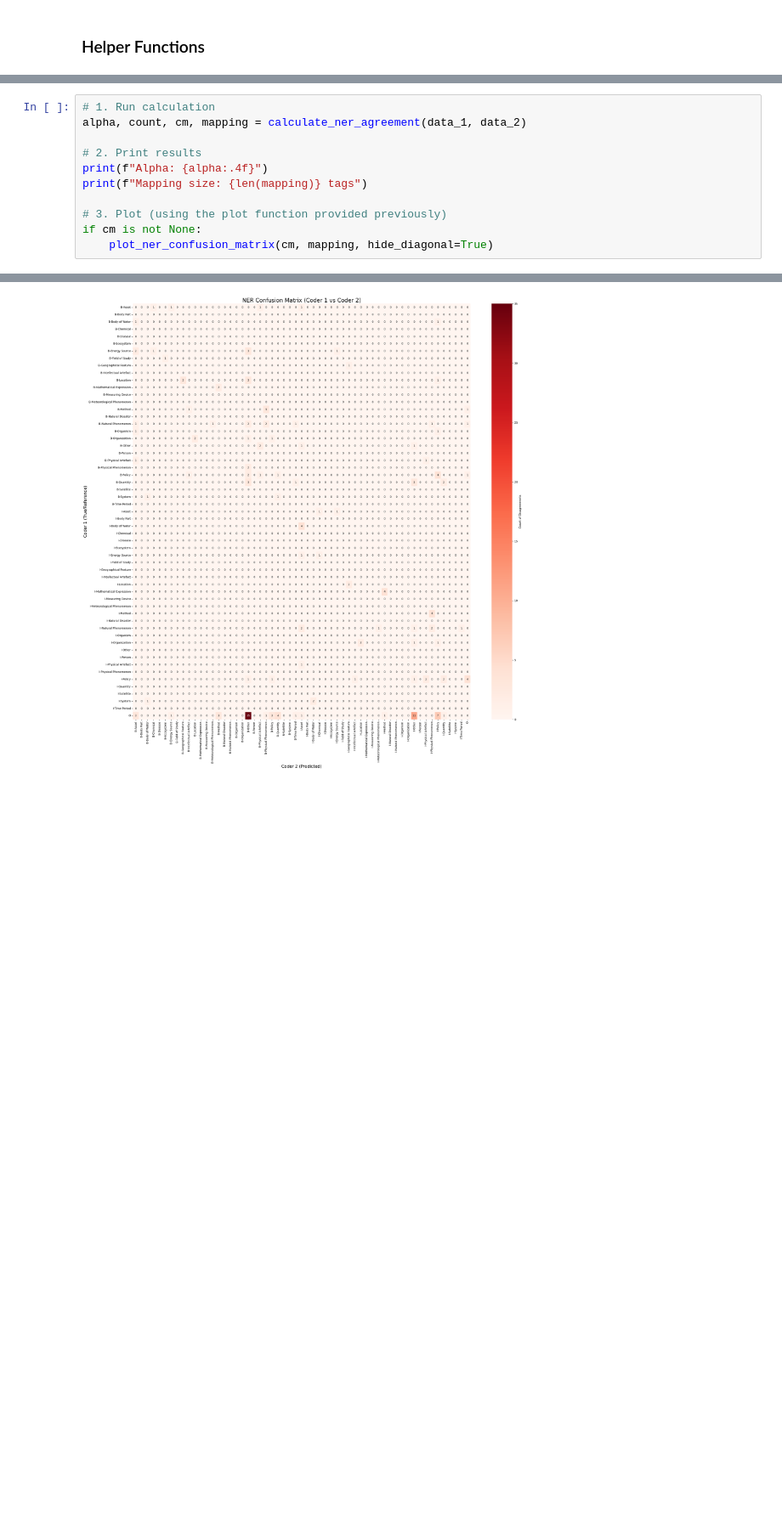
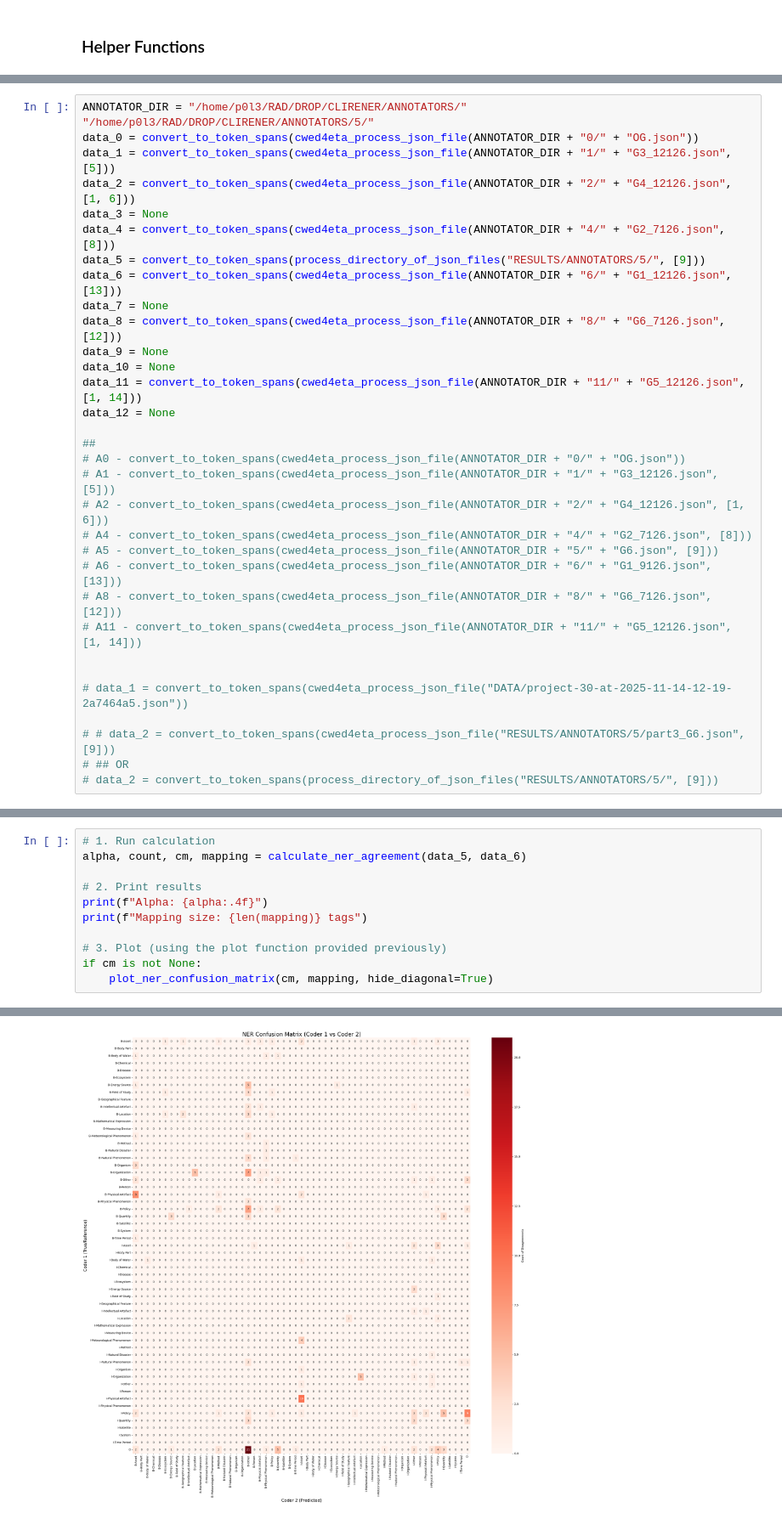
Before and after one commit to P0L3/CliReNER, a Jupyter notebook: annotator_stats.ipynb, the cells around one changed output, grey strips where cells are left out. Shown at 85% size. Drawn from its saved outputs; the diff is of its cells as text; blank space fills up the shorter version.

```diff
--- a/annotator_stats.ipynb
+++ b/annotator_stats.ipynb
@@ -238 +453,34 @@ def plot_ner_confusion_matrix(conf_mat, label_map, hide_diagonal=True):
+# %%
+ANNOTATOR_DIR = "/home/p0l3/RAD/DROP/CLIRENER/ANNOTATORS/"
+"/home/p0l3/RAD/DROP/CLIRENER/ANNOTATORS/5/"
+data_0 = convert_to_token_spans(cwed4eta_process_json_file(ANNOTATOR_DIR + "0/" + "OG.json"))
+data_1 = convert_to_token_spans(cwed4eta_process_json_file(ANNOTATOR_DIR + "1/" + "G3_12126.json", [5]))
+data_2 = convert_to_token_spans(cwed4eta_process_json_file(ANNOTATOR_DIR + "2/" + "G4_12126.json", [1, 6]))
+data_3 = None
+data_4 = convert_to_token_spans(cwed4eta_process_json_file(ANNOTATOR_DIR + "4/" + "G2_7126.json", [8]))
+data_5 = convert_to_token_spans(process_directory_of_json_files("RESULTS/ANNOTATORS/5/", [9]))
+data_6 = convert_to_token_spans(cwed4eta_process_json_file(ANNOTATOR_DIR + "6/" + "G1_12126.json", [13]))
+data_7 = None
+data_8 = convert_to_token_spans(cwed4eta_process_json_file(ANNOTATOR_DIR + "8/" + "G6_7126.json", [12]))
+data_9 = None
+data_10 = None
+data_11 = convert_to_token_spans(cwed4eta_process_json_file(ANNOTATOR_DIR + "11/" + "G5_12126.json", [1, 14]))
+data_12 = None
+
+##
+# A0 - convert_to_token_spans(cwed4eta_process_json_file(ANNOTATOR_DIR + "0/" + "OG.json"))
+# A1 - convert_to_token_spans(cwed4eta_process_json_file(ANNOTATOR_DIR + "1/" + "G3_12126.json", [5]))
+# A2 - convert_to_token_spans(cwed4eta_process_json_file(ANNOTATOR_DIR + "2/" + "G4_12126.json", [1, 6]))
+# A4 - convert_to_token_spans(cwed4eta_process_json_file(ANNOTATOR_DIR + "4/" + "G2_7126.json", [8]))
+# A5 - convert_to_token_spans(cwed4eta_process_json_file(ANNOTATOR_DIR + "5/" + "G6.json", [9]))
+# A6 - convert_to_token_spans(cwed4eta_process_json_file(ANNOTATOR_DIR + "6/" + "G1_9126.json", [13]))
+# A8 - convert_to_token_spans(cwed4eta_process_json_file(ANNOTATOR_DIR + "8/" + "G6_7126.json", [12]))
+# A11 - convert_to_token_spans(cwed4eta_process_json_file(ANNOTATOR_DIR + "11/" + "G5_12126.json", [1, 14]))
+
+
+# data_1 = convert_to_token_spans(cwed4eta_process_json_file("DATA/project-30-at-2025-11-14-12-19-2a7464a5.json"))
+
+# # data_2 = convert_to_token_spans(cwed4eta_process_json_file("RESULTS/ANNOTATORS/5/part3_G6.json", [9]))
+# ## OR
+# data_2 = convert_to_token_spans(process_directory_of_json_files("RESULTS/ANNOTATORS/5/", [9]))
 # %% [markdown]
@@ -240,6 +488,6 @@ def plot_ner_confusion_matrix(conf_mat, label_map, hide_diagonal=True):
 # %%
 # 1. Run calculation
-alpha, count, cm, mapping = calculate_ner_agreement(data_1, data_2)
+alpha, count, cm, mapping = calculate_ner_agreement(data_5, data_6)
 
 # 2. Print results
 print(f"Alpha: {alpha:.4f}")
@@ -253,5 +501,5 @@ Alpha: 0.7048
 Mapping size: 57 tags
-[figure, old version]
+[figure, new version]
 # %%
 print_top_confusions(cm, mapping)
 # %% [output]
```
Also changed, not shown: parts of 16 cells of this notebook, 1 other file.
